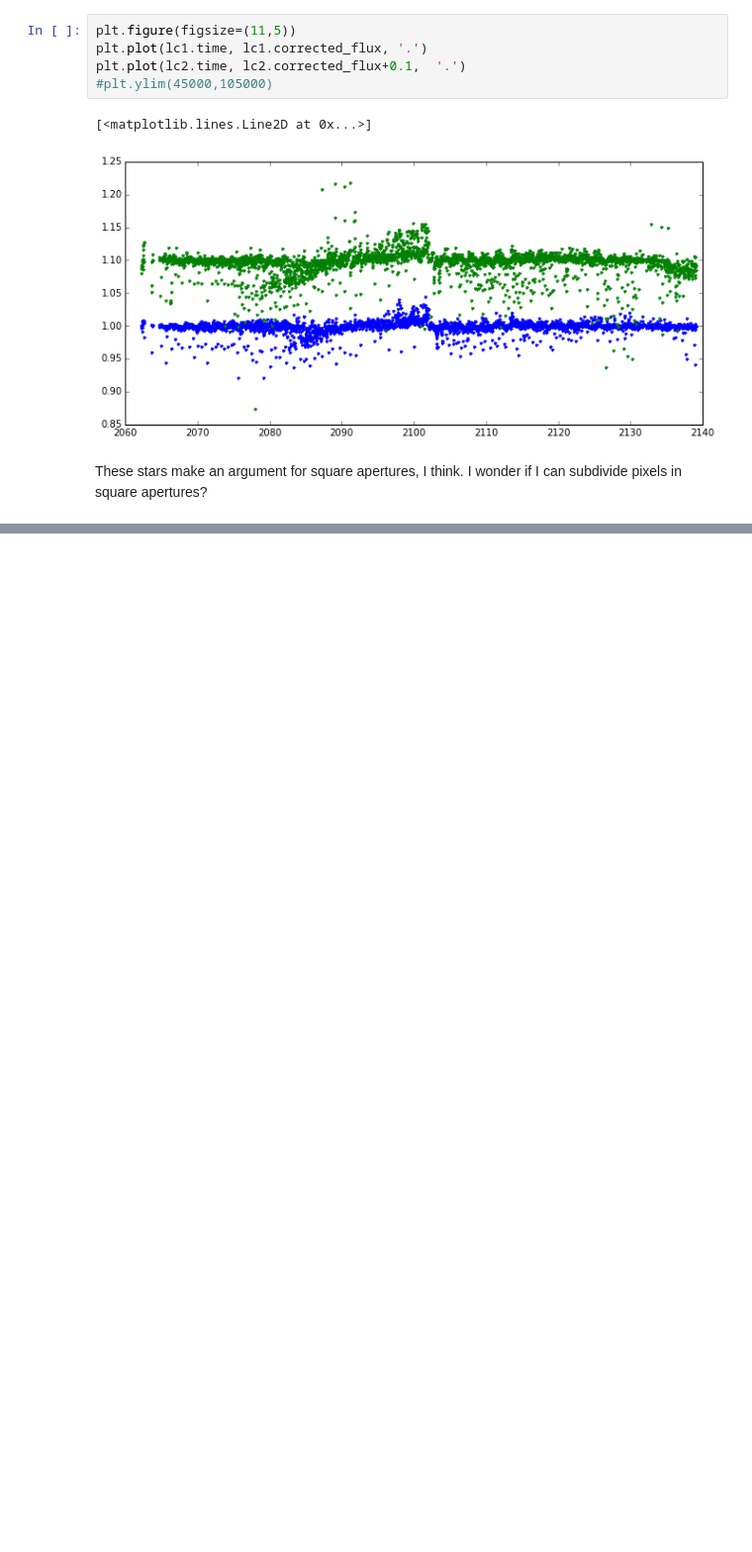
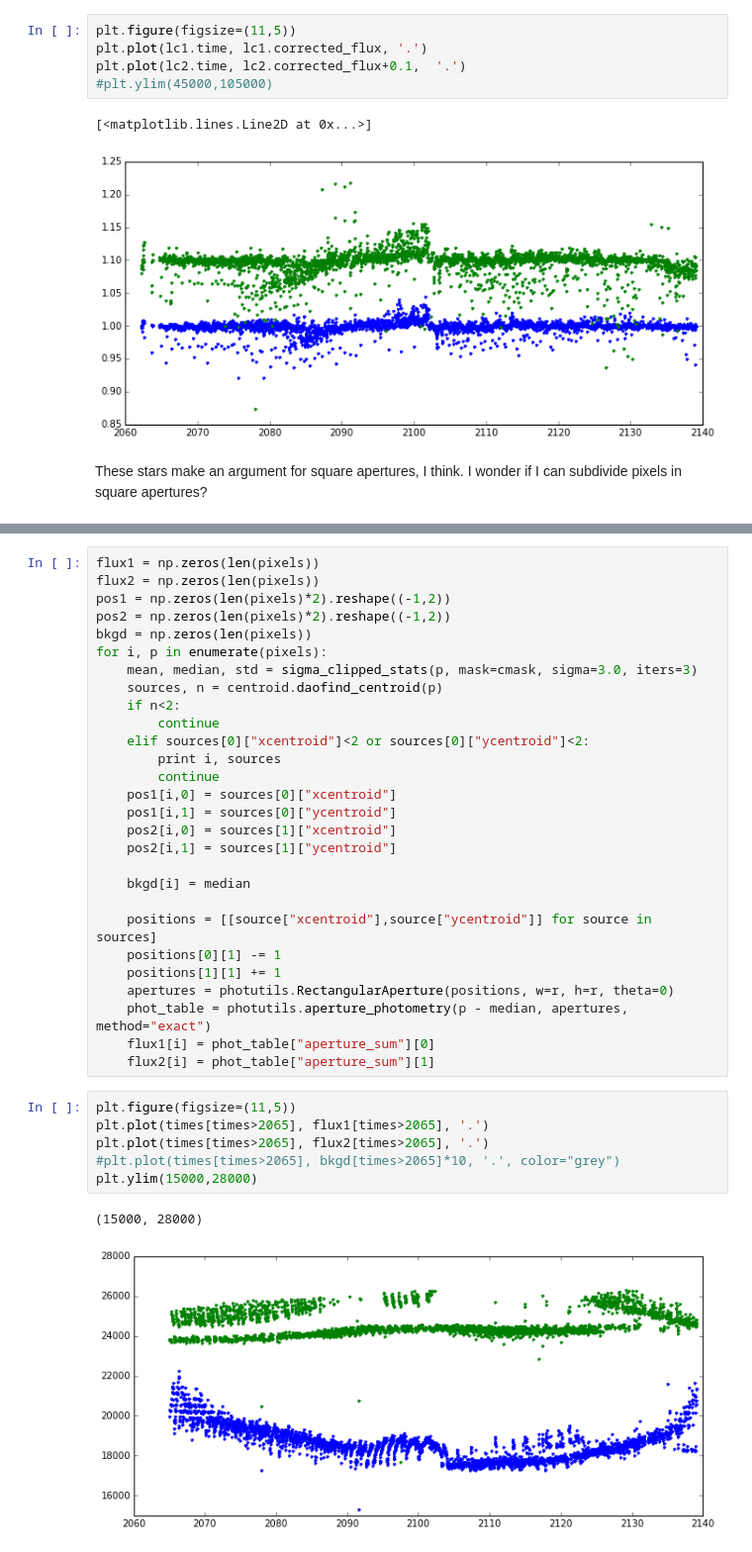
Before and after one commit to stephtdouglas/k2phot, a Jupyter notebook: centroid.ipynb, the cells around one changed output, grey strips where cells are left out. Shown at 99% size. Saved outputs shown, nothing was run; the diff lists cells and outputs as text; blank space fills up the shorter version.

```diff
--- a/centroid.ipynb
+++ b/centroid.ipynb
@@ -506,0 +534,37 @@ These stars make an argument for square apertures, I think. I wonder if I can su
+# %%
+flux1 = np.zeros(len(pixels))
+flux2 = np.zeros(len(pixels))
+pos1 = np.zeros(len(pixels)*2).reshape((-1,2))
+pos2 = np.zeros(len(pixels)*2).reshape((-1,2))
+bkgd = np.zeros(len(pixels))
+for i, p in enumerate(pixels):
+    mean, median, std = sigma_clipped_stats(p, mask=cmask, sigma=3.0, iters=3)
+    sources, n = centroid.daofind_centroid(p)
+    if n<2:
+        continue
+    elif sources[0]["xcentroid"]<2 or sources[0]["ycentroid"]<2:
+        print i, sources
+        continue
+    pos1[i,0] = sources[0]["xcentroid"]
+    pos1[i,1] = sources[0]["ycentroid"]
+    pos2[i,0] = sources[1]["xcentroid"]
+    pos2[i,1] = sources[1]["ycentroid"]
+
+    bkgd[i] = median
+
+    positions = [[source["xcentroid"],source["ycentroid"]] for source in sources]
+    positions[0][1] -= 1
+    positions[1][1] += 1
+    apertures = photutils.RectangularAperture(positions, w=r, h=r, theta=0)
+    phot_table = photutils.aperture_photometry(p - median, apertures, method="exact")
+    flux1[i] = phot_table["aperture_sum"][0]
+    flux2[i] = phot_table["aperture_sum"][1]
+# %%
+plt.figure(figsize=(11,5))
+plt.plot(times[times>2065], flux1[times>2065], '.')
+plt.plot(times[times>2065], flux2[times>2065], '.')
+#plt.plot(times[times>2065], bkgd[times>2065]*10, '.', color="grey")
+plt.ylim(15000,28000)
+# %% [output]
+(15000, 28000)
+[figure, added]
```
Also changed, not shown: parts of 1 cell of this notebook.
